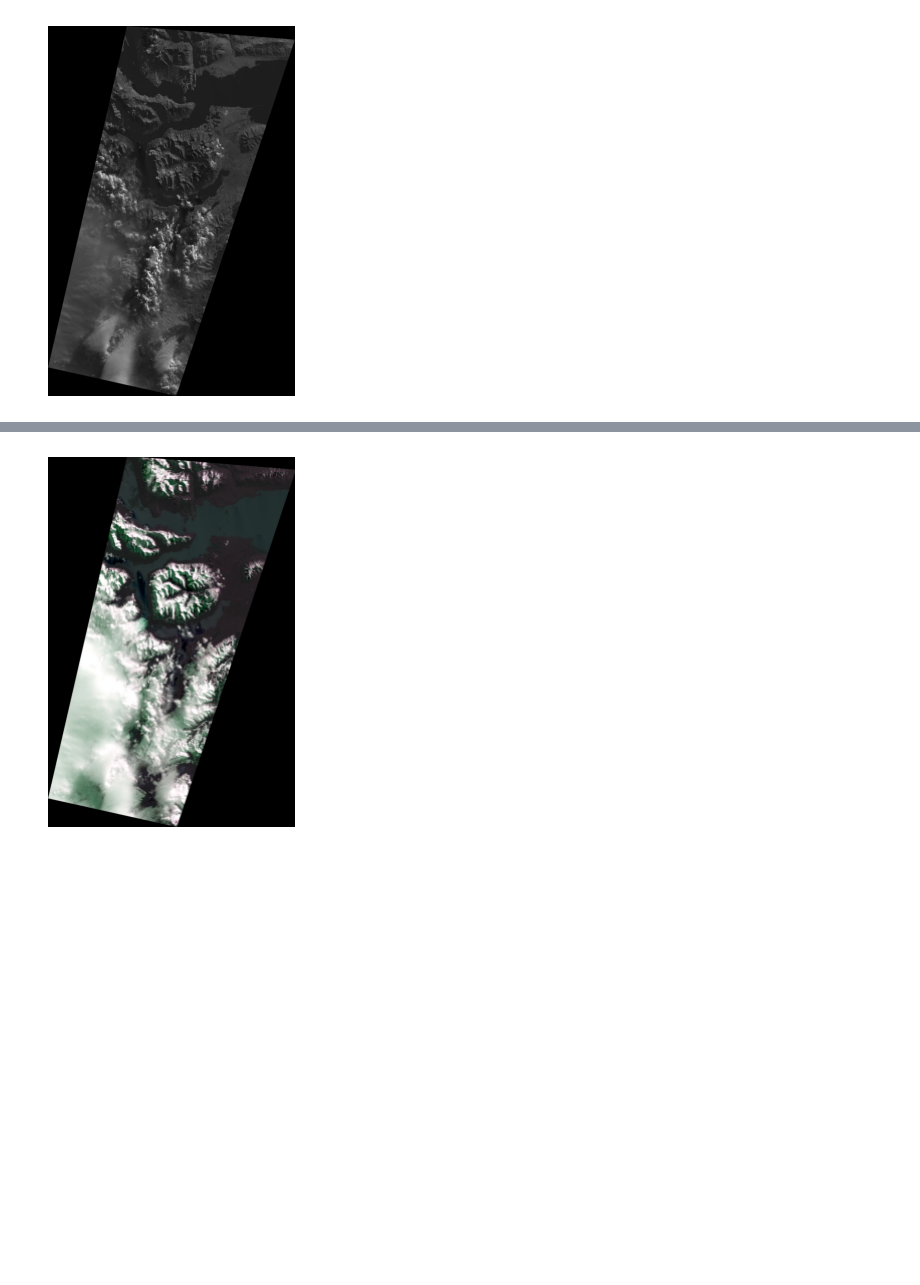
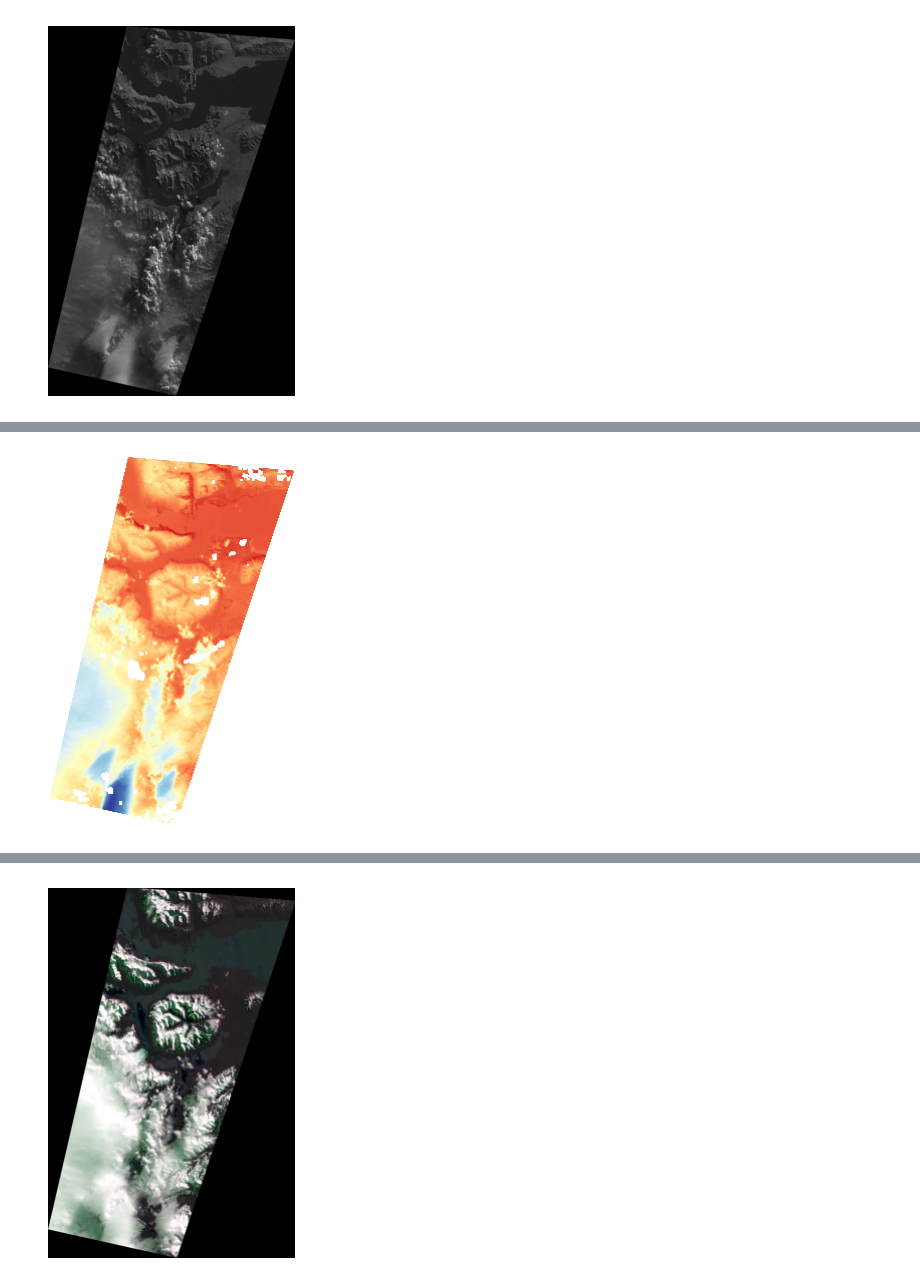
Before and after one commit to cristianrubioa/pale-blue-dot-challenge, a Jupyter notebook: lab/demo.ipynb, the cells around one changed output, grey strips where cells are left out. Drawn from its saved outputs; the diff is of its cells as text; code cells hidden in the pictures; blank space fills up the shorter version.

Commit message:
:hammer: Update demo lab

```diff
--- a/lab/demo.ipynb
+++ b/lab/demo.ipynb
@@ -118,3 +165,15 @@ plt.show()
+# %%
+demo_temperature_landsat_image = "20130813_230095_TEMPERATURE.png"
+image_temperature_path_file = os.path.join(
+    settings.IMAGES_DATASET.ROI_CROPPED_TEMPERATURE_DATASET_PATH,
+    demo_temperature_landsat_image,
+)
+temperature_image = Image.open(image_temperature_path_file)
+plt.imshow(temperature_image)
+plt.axis("off")
+plt.show()
+# %% [output]
+[figure, added]
 # %%
 print(process_bands_for_true_color_image.__doc__)
 process_bands_for_true_color_image()
```
Also changed, not shown: parts of 15 cells of this notebook, 32 other files.
